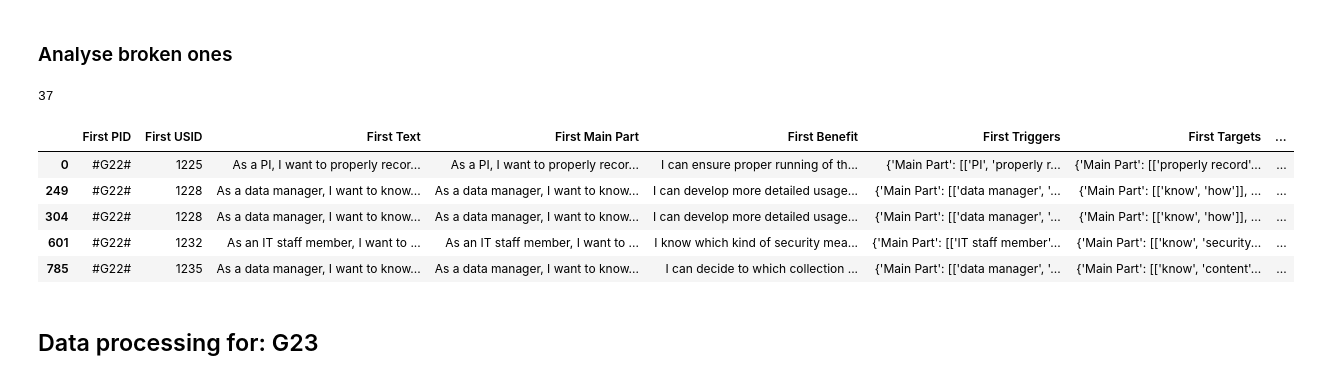
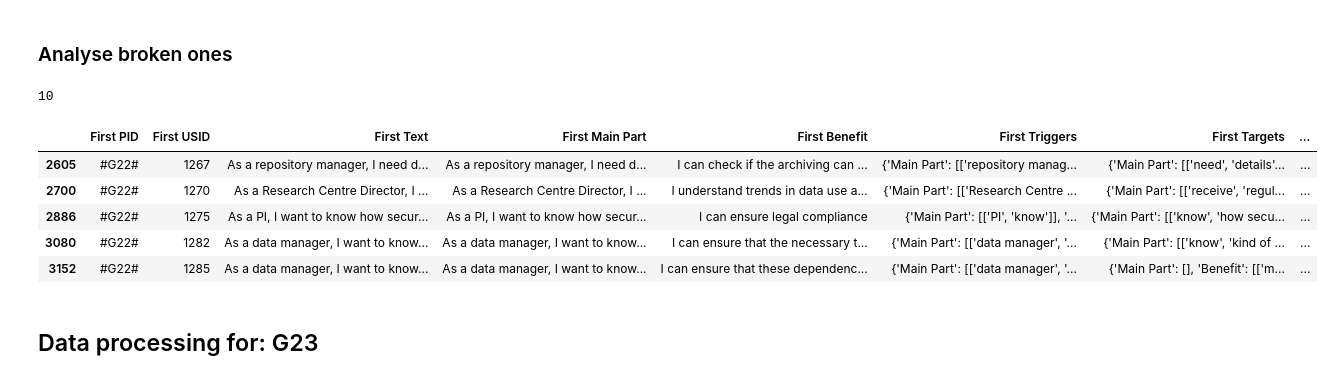
Before and after one commit to SoftwareStackLukas/LLMbasedRedundancyAnalysis, a Jupyter notebook: src/redundant_us_with_annotations_analyse.ipynb, the cells around one changed output. Drawn from its saved outputs; the diff is of its cells as text; code cells hidden in the pictures.

```diff
--- a/src/redundant_us_with_annotations_analyse.ipynb
+++ b/src/redundant_us_with_annotations_analyse.ipynb
@@ -933,27 +936,27 @@ len(df_g22_pairs)
 # %% [markdown]
 ### Analyse broken ones
 # %%
-target_usids = [[1299, 1302], [1225, 1226], [1228, 1235], [1228, 1290], [1232, 1281], [1235, 1246], [1237, 1264], [1242, 1243], [1244, 1290], [1246, 1291], [1246, 1294], [1246, 1307], [1247, 1291], [1250, 1291], [1254, 1259], [1256, 1281], [1263, 1281], [1267, 1290], [1268, 1290], [1270, 1271], [1269, 1294], [1275, 1289], [1275, 1287], [1276, 1281], [1282, 1285], [1285, 1288], [1285, 1289], [1284, 1287], [1285, 1290], [1285, 1294], [1285, 1307], [1287, 1291], [1288, 1291], [1290, 1291], [1291, 1296], [1291, 1300], [1292, 1301]]
+target_usids = [[1267, 1290], [1270, 1271], [1275, 1287], [1282, 1285], [1285, 1288], [1285, 1290], [1285, 1294], [1285, 1307], [1287, 1291], [1299, 1302]]
 
 def is_in_target_usids(usid_one: int, usid_two: int):
     for element in target_usids:
         if (usid_one == element[0] and usid_two == element[1]):
             return True
     return False
 
 # Apply the function to each row
 df_g22_pairs_adjusted = df_g22_pairs[
     df_g22_pairs.apply(lambda row: is_in_target_usids(int(row['First USID']), int(row['Second USID'])), axis=1)
 ]
 
 print(len(df_g22_pairs_adjusted))
 df_g22_pairs_adjusted.head(5)
 # %% [output]
-37
+10
 |  | First PID | First USID | First Text | First Main Part | First Benefit | First Triggers | First Targets | ... |
-| 0 | #G22# | 1225 | As a PI, I want to properly recor... | As a PI, I want to properly recor... | I can ensure proper running of th... | {'Main Part': [['PI', 'properly r... | {'Main Part': [['properly record'... | ... |
-| 249 | #G22# | 1228 | As a data manager, I want to know... | As a data manager, I want to know... | I can develop more detailed usage... | {'Main Part': [['data manager', '... | {'Main Part': [['know', 'how']], ... | ... |
-| 304 | #G22# | 1228 | As a data manager, I want to know... | As a data manager, I want to know... | I can develop more detailed usage... | {'Main Part': [['data manager', '... | {'Main Part': [['know', 'how']], ... | ... |
-| 601 | #G22# | 1232 | As an IT staff member, I want to ... | As an IT staff member, I want to ... | I know which kind of security mea... | {'Main Part': [['IT staff member'... | {'Main Part': [['know', 'security... | ... |
-| 785 | #G22# | 1235 | As a data manager, I want to know... | As a data manager, I want to know... | I can decide to which collection ... | {'Main Part': [['data manager', '... | {'Main Part': [['know', 'content'... | ... |
+| 2605 | #G22# | 1267 | As a repository manager, I need d... | As a repository manager, I need d... | I can check if the archiving can ... | {'Main Part': [['repository manag... | {'Main Part': [['need', 'details'... | ... |
+| 2700 | #G22# | 1270 | As a Research Centre Director, I ... | As a Research Centre Director, I ... | I understand trends in data use a... | {'Main Part': [['Research Centre ... | {'Main Part': [['receive', 'regul... | ... |
+| 2886 | #G22# | 1275 | As a PI, I want to know how secur... | As a PI, I want to know how secur... | I can ensure legal compliance | {'Main Part': [['PI', 'know']], '... | {'Main Part': [['know', 'how secu... | ... |
+| 3080 | #G22# | 1282 | As a data manager, I want to know... | As a data manager, I want to know... | I can ensure that the necessary t... | {'Main Part': [['data manager', '... | {'Main Part': [['know', 'kind of ... | ... |
+| 3152 | #G22# | 1285 | As a data manager, I want to know... | As a data manager, I want to know... | I can ensure that these dependenc... | {'Main Part': [['data manager', '... | {'Main Part': [], 'Benefit': [['m... | ... |
 # %%
```
Also changed, not shown: parts of 6 cells of this notebook, 14 other files.
